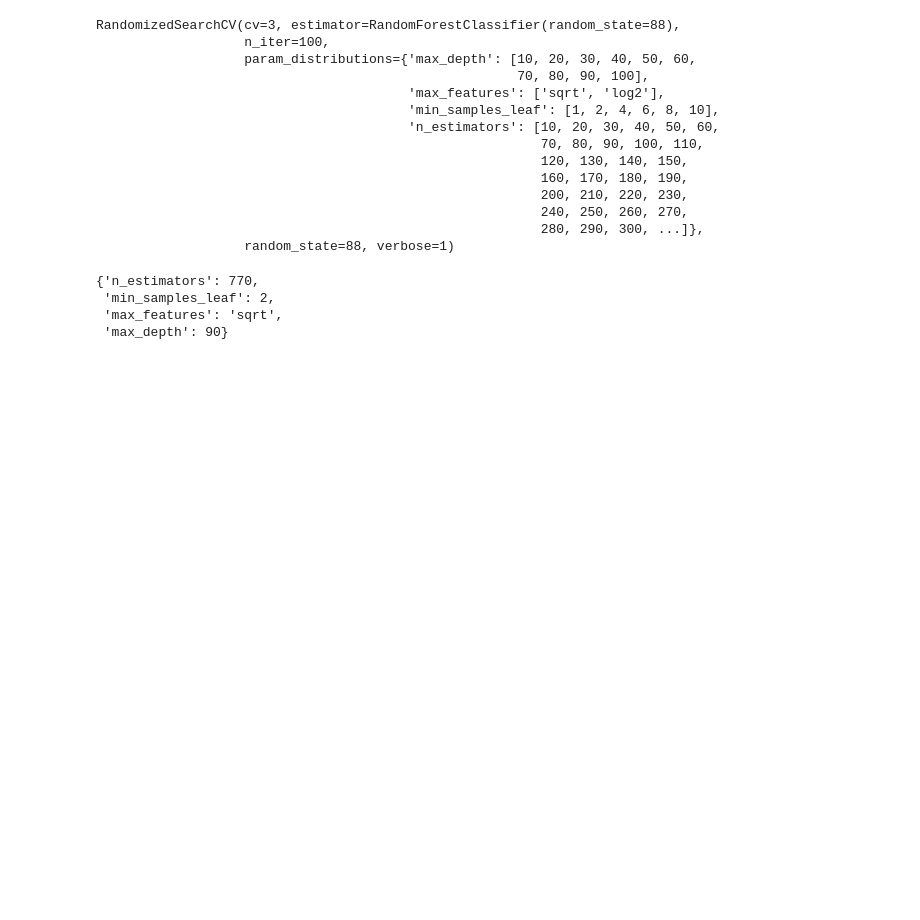
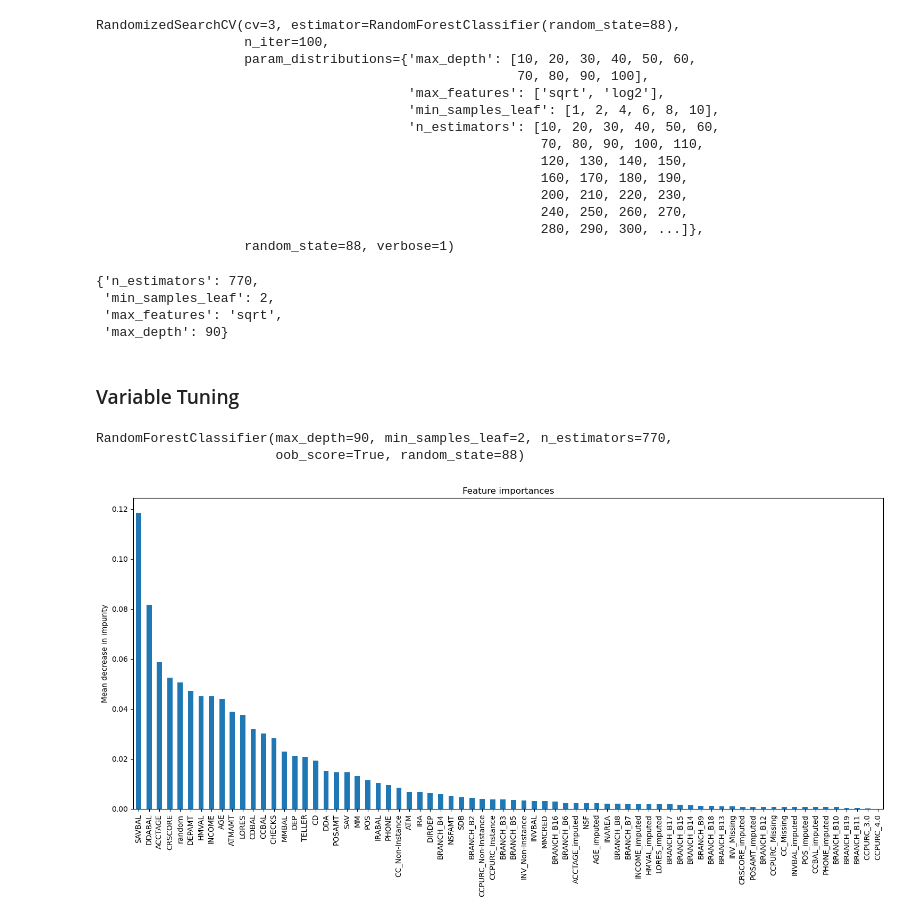
Before and after one commit to SterlingHayden/Machine-Learning-IAA, a Jupyter notebook: HW/HW-02/HW-02.ipynb, the cells around one changed output. Cells and saved outputs as stored; diff of their text form; code cells hidden in the pictures; blank space fills up the shorter version.

Commit message:
need to do more research on what the best practices are reagrding retraining after varriable selection

```diff
--- a/HW/HW-02/HW-02.ipynb
+++ b/HW/HW-02/HW-02.ipynb
@@ -152,3 +157,29 @@ rf_gs.best_params_
  'min_samples_leaf': 2,
  'max_features': 'sqrt',
  'max_depth': 90}
+# %% [markdown]
+### Variable Tuning
+# %%
+#add in an uncorrelated and random x
+X_train_r = X_train
+X_train_r['random'] = np.random.normal(0, 1, X_train.shape[0])
+# %%
+#Fit model with the random variable using best parameters from above RandomGridSearch
+best_rf = RandomForestClassifier(n_estimators=770,min_samples_leaf=2,max_features='sqrt', max_depth=90, random_state = 88, oob_score=True)
+best_rf.fit(X_train_r,y_train)
+# %% [output]
+RandomForestClassifier(max_depth=90, min_samples_leaf=2, n_estimators=770,
+                       oob_score=True, random_state=88)
+# %%
+#grab the most important feature
+forest_importances = pd.Series(best_rf.feature_importances_, index = best_rf.feature_names_in_).sort_values(ascending=False)
+
+#plot the most important features
+fig, ax = plt.subplots(figsize=(15, 8))
+forest_importances.plot.bar(ax=ax)
+ax.set_title("Feature importances")
+ax.set_ylabel("Mean decrease in impurity")
+fig.tight_layout()
+plt.show()
+# %% [output]
+[figure, added]
```
Also changed, not shown: parts of 6 cells of this notebook.
